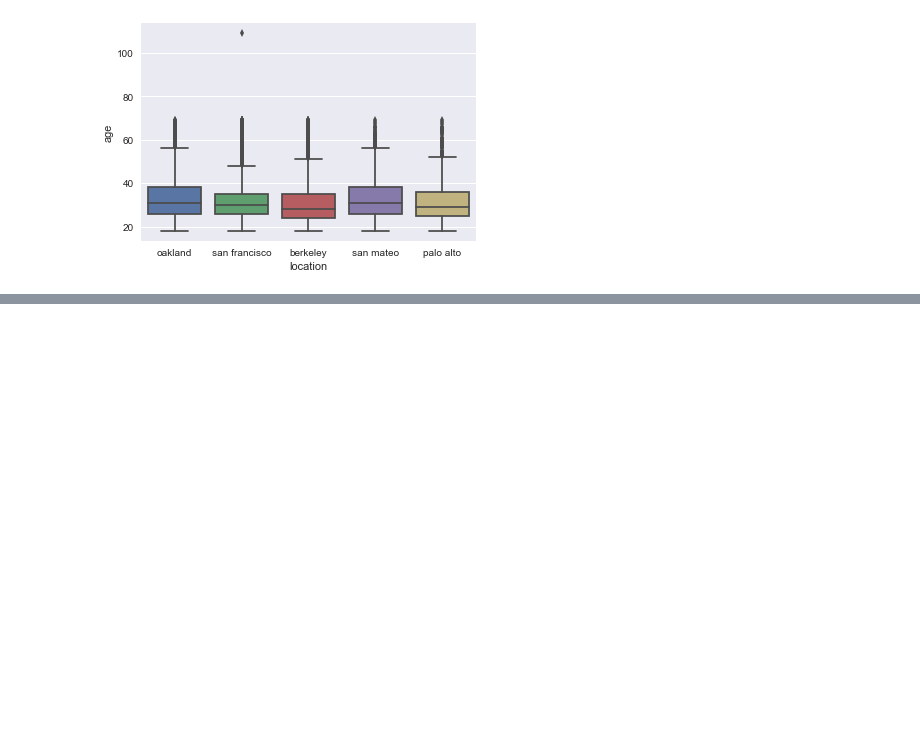
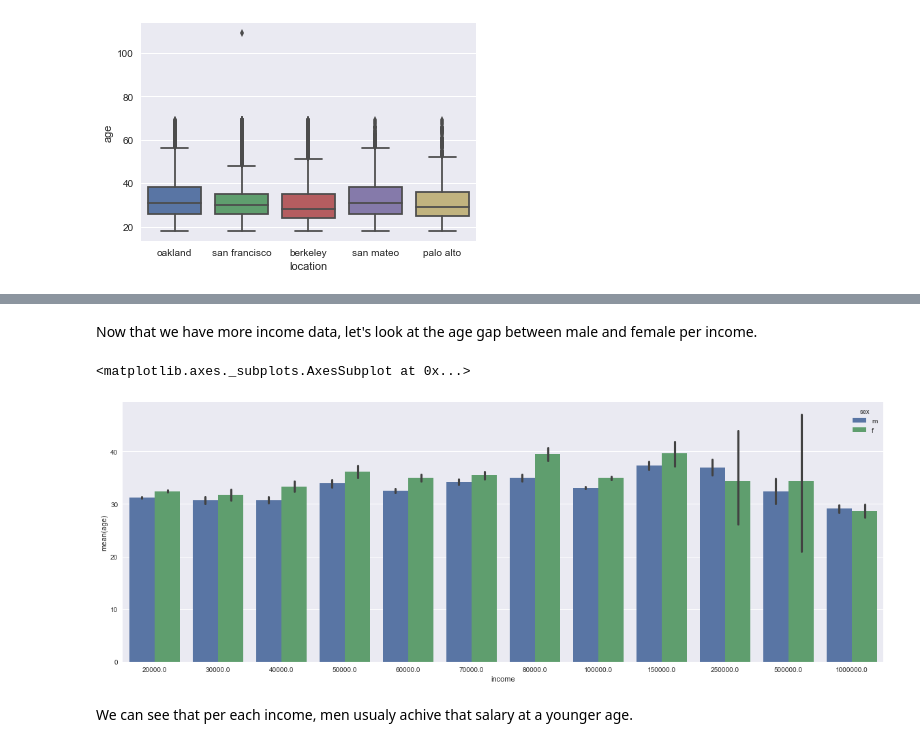
Before and after one commit to michael-far/applied-data-science, a Jupyter notebook: Python Review/021950860_MichaelFarjon_EDA_OkCupid.ipynb, the cells around one changed output, grey strips where cells are left out. Drawn from its saved outputs; the diff is of its cells as text; code cells hidden in the pictures; blank space fills up the shorter version.

```diff
--- a/Python Review/021950860_MichaelFarjon_EDA_OkCupid.ipynb
+++ b/Python Review/021950860_MichaelFarjon_EDA_OkCupid.ipynb
@@ -100,0 +116,5 @@ sns.boxplot( x= 'location', y = 'age', data = df[df['location'].isin(cities)])
+# %%
+incomeModePerJob = {}
+for job in df['job'].dropna().unique():
+    incomeModePerJob[job] = df[(df['income'] > -1) & (df['job'] == job)].dropna()['income'] .mode()[0]
+incomeModePerJob
@@ -100,0 +139,18 @@ sns.boxplot( x= 'location', y = 'age', data = df[df['location'].isin(cities)])
+# %%
+def fillincome(x):
+    if (x['income'] > -1):
+        return x['income']
+    elif (not pd.isnull(x['job'])):
+        return incomeModePerJob[x['job']]
+    return None
+df['income'] = df.apply(fillincome, axis = 1)
+# %% [markdown]
+Now that we have more income data, let's look at the age gap between male and female per income.
+# %%
+plt.figure(figsize= (20,7))
+sns.barplot(x='income', y = 'age', hue = 'sex', data = df)
+# %% [output]
+<matplotlib.axes._subplots.AxesSubplot at 0x...>
+[figure, added]
+# %% [markdown]
+We can see that per each income, men usualy achive that salary at a younger age.
```
Also changed, not shown: parts of 7 cells of this notebook.
